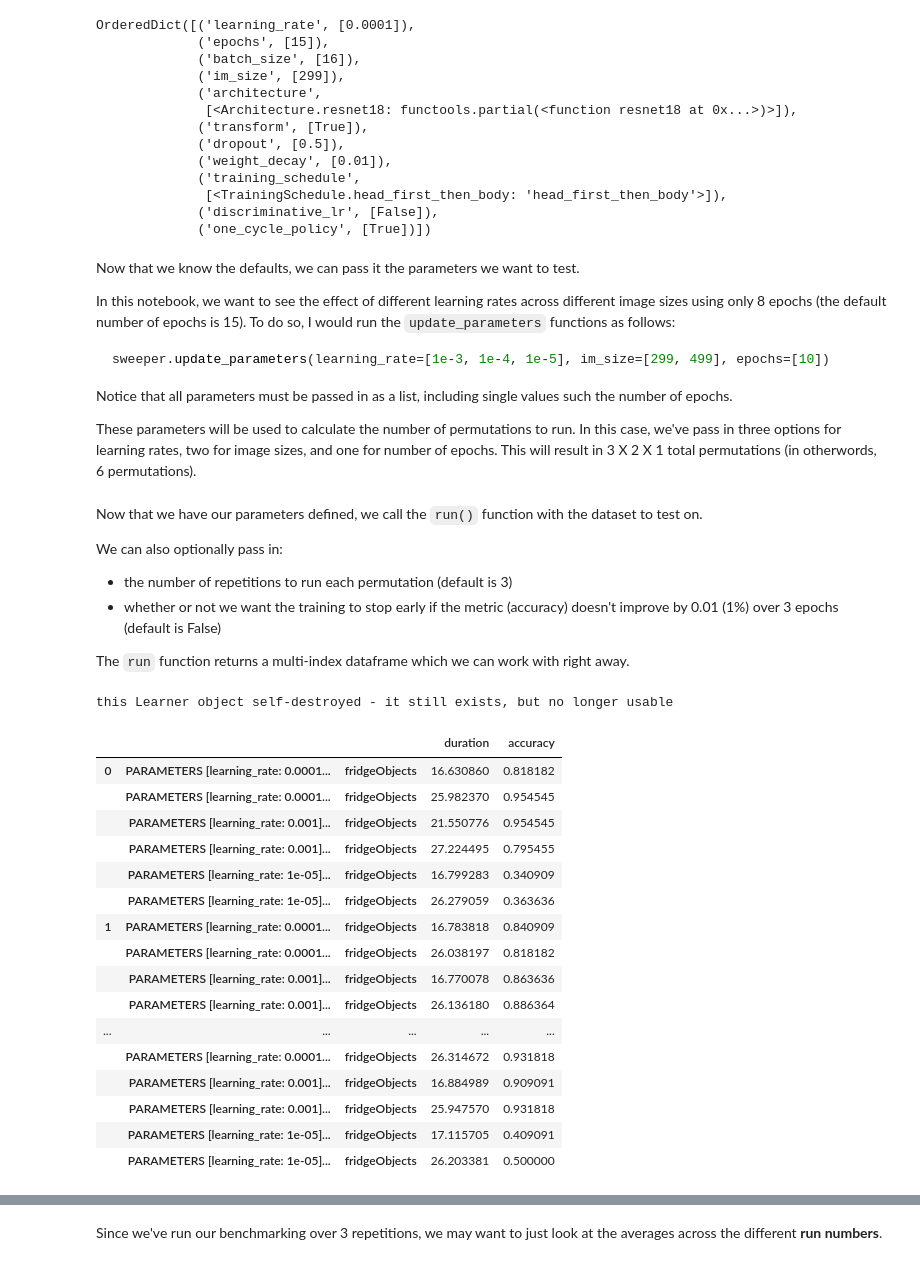
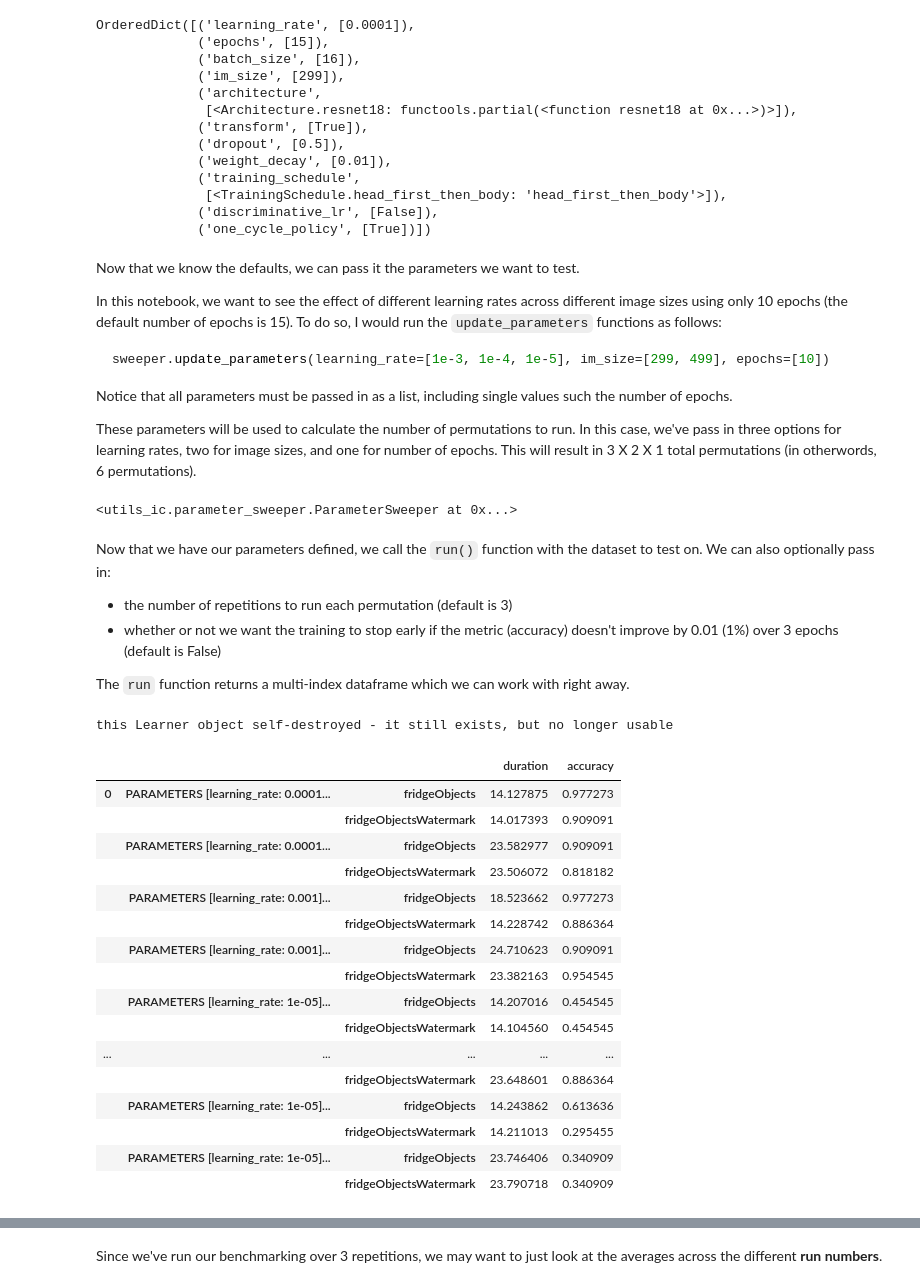
Before and after one commit to microsoft/computervision-recipes, a Jupyter notebook: image_classification/notebooks/11_exploring_hyperparameters.ipynb, the cells around one changed output, grey strips where cells are left out. Saved outputs shown, nothing was run; the diff lists cells and outputs as text; code cells hidden in the pictures.

````diff
--- a/image_classification/notebooks/11_exploring_hyperparameters.ipynb
+++ b/image_classification/notebooks/11_exploring_hyperparameters.ipynb
@@ -25 +48,7 @@ input_data = unzip_url(Urls.fridge_objects_path, exist_ok=True)
+# %%
+DATA = [unzip_url(Urls.fridge_objects_path, exist_ok=True), unzip_url(Urls.fridge_objects_watermark_path, exist_ok=True)]
+REPS = 3
+LEARNING_RATES = [1e-3, 1e-4, 1e-5]
+IM_SIZES = [299, 499]
+EPOCHS = [10]
 # %% [markdown]
@@ -49,7 +78,7 @@ OrderedDict([('learning_rate', [0.0001]),
 # %% [markdown]
 Now that we know the defaults, we can pass it the parameters we want to test.
 
-In this notebook, we want to see the effect of different learning rates across different image sizes using only 8 epochs (the default number of epochs is 15). To do so, I would run the `update_parameters` functions as follows:
+In this notebook, we want to see the effect of different learning rates across different image sizes using only 10 epochs (the default number of epochs is 15). To do so, I would run the `update_parameters` functions as follows:
 
 ```python
 sweeper.update_parameters(learning_rate=[1e-3, 1e-4, 1e-5], im_size=[299, 499], epochs=[10])
@@ -59,33 +88,33 @@ Notice that all parameters must be passed in as a list, including single values
 
 These parameters will be used to calculate the number of permutations to run. In this case, we've pass in three options for learning rates, two for image sizes, and one for number of epochs. This will result in 3 X 2 X 1 total permutations (in otherwords, 6 permutations).
 # %%
-sweeper.update_parameters(learning_rate=[1e-3, 1e-4, 1e-5], im_size=[299, 499], epochs=[10])
+sweeper.update_parameters(learning_rate=LEARNING_RATES, im_size=IM_SIZES, epochs=EPOCHS)
+# %% [output]
+<utils_ic.parameter_sweeper.ParameterSweeper at 0x...>
 # %% [markdown]
-Now that we have our parameters defined, we call the `run()` function with the dataset to test on.
-
-We can also optionally pass in:
+Now that we have our parameters defined, we call the `run()` function with the dataset to test on. We can also optionally pass in:
 - the number of repetitions to run each permutation (default is 3)
 - whether or not we want the training to stop early if the metric (accuracy) doesn't improve by 0.01 (1%) over 3 epochs (default is False)
 
 The `run` function returns a multi-index dataframe which we can work with right away.
 # %%
-df = sweeper.run(datasets=[input_data], reps=3); df
+df = sweeper.run(datasets=DATA, reps=REPS); df
 # %% [output]
 this Learner object self-destroyed - it still exists, but no longer usable
 |  |  |  | duration | accuracy |
-| 0 | PARAMETERS [learning_rate: 0.0001... | fridgeObjects | 16.630860 | 0.818182 |
-|  | PARAMETERS [learning_rate: 0.0001... | fridgeObjects | 25.982370 | 0.954545 |
-|  | PARAMETERS [learning_rate: 0.001]... | fridgeObjects | 21.550776 | 0.954545 |
-|  | PARAMETERS [learning_rate: 0.001]... | fridgeObjects | 27.224495 | 0.795455 |
-|  | PARAMETERS [learning_rate: 1e-05]... | fridgeObjects | 16.799283 | 0.340909 |
-|  | PARAMETERS [learning_rate: 1e-05]... | fridgeObjects | 26.279059 | 0.363636 |
-| 1 | PARAMETERS [learning_rate: 0.0001... | fridgeObjects | 16.783818 | 0.840909 |
-|  | PARAMETERS [learning_rate: 0.0001... | fridgeObjects | 26.038197 | 0.818182 |
-|  | PARAMETERS [learning_rate: 0.001]... | fridgeObjects | 16.770078 | 0.863636 |
-|  | PARAMETERS [learning_rate: 0.001]... | fridgeObjects | 26.136180 | 0.886364 |
+| 0 | PARAMETERS [learning_rate: 0.0001... | fridgeObjects | 14.127875 | 0.977273 |
+|  |  | fridgeObjectsWatermark | 14.017393 | 0.909091 |
+|  | PARAMETERS [learning_rate: 0.0001... | fridgeObjects | 23.582977 | 0.909091 |
+|  |  | fridgeObjectsWatermark | 23.506072 | 0.818182 |
+|  | PARAMETERS [learning_rate: 0.001]... | fridgeObjects | 18.523662 | 0.977273 |
+|  |  | fridgeObjectsWatermark | 14.228742 | 0.886364 |
+|  | PARAMETERS [learning_rate: 0.001]... | fridgeObjects | 24.710623 | 0.909091 |
+|  |  | fridgeObjectsWatermark | 23.382163 | 0.954545 |
+|  | PARAMETERS [learning_rate: 1e-05]... | fridgeObjects | 14.207016 | 0.454545 |
+|  |  | fridgeObjectsWatermark | 14.104560 | 0.454545 |
 | ... | ... | ... | ... | ... |
-|  | PARAMETERS [learning_rate: 0.0001... | fridgeObjects | 26.314672 | 0.931818 |
-|  | PARAMETERS [learning_rate: 0.001]... | fridgeObjects | 16.884989 | 0.909091 |
-|  | PARAMETERS [learning_rate: 0.001]... | fridgeObjects | 25.947570 | 0.931818 |
-|  | PARAMETERS [learning_rate: 1e-05]... | fridgeObjects | 17.115705 | 0.409091 |
-|  | PARAMETERS [learning_rate: 1e-05]... | fridgeObjects | 26.203381 | 0.500000 |
+|  |  | fridgeObjectsWatermark | 23.648601 | 0.886364 |
+|  | PARAMETERS [learning_rate: 1e-05]... | fridgeObjects | 14.243862 | 0.613636 |
+|  |  | fridgeObjectsWatermark | 14.211013 | 0.295455 |
+|  | PARAMETERS [learning_rate: 1e-05]... | fridgeObjects | 23.746406 | 0.340909 |
+|  |  | fridgeObjectsWatermark | 23.790718 | 0.340909 |
````
Also changed, not shown: parts of 34 cells of this notebook, 24 other files.
